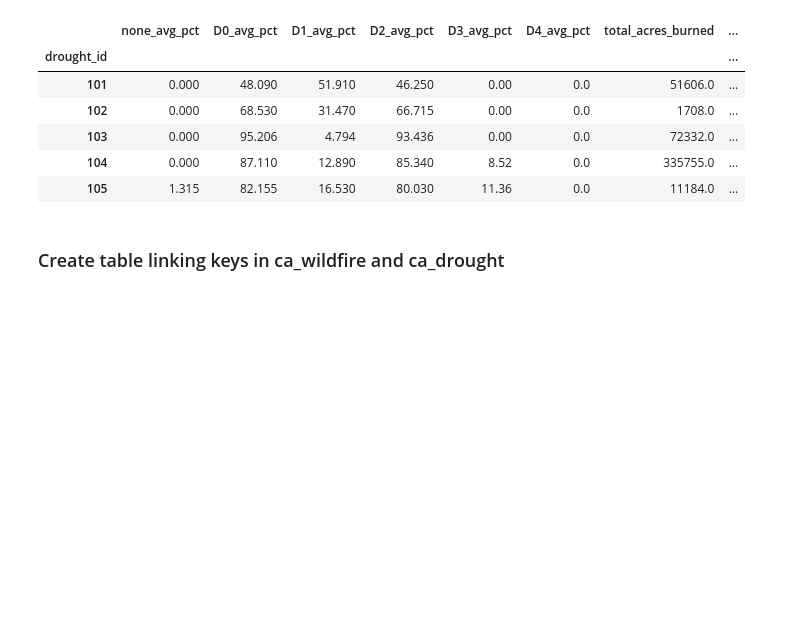
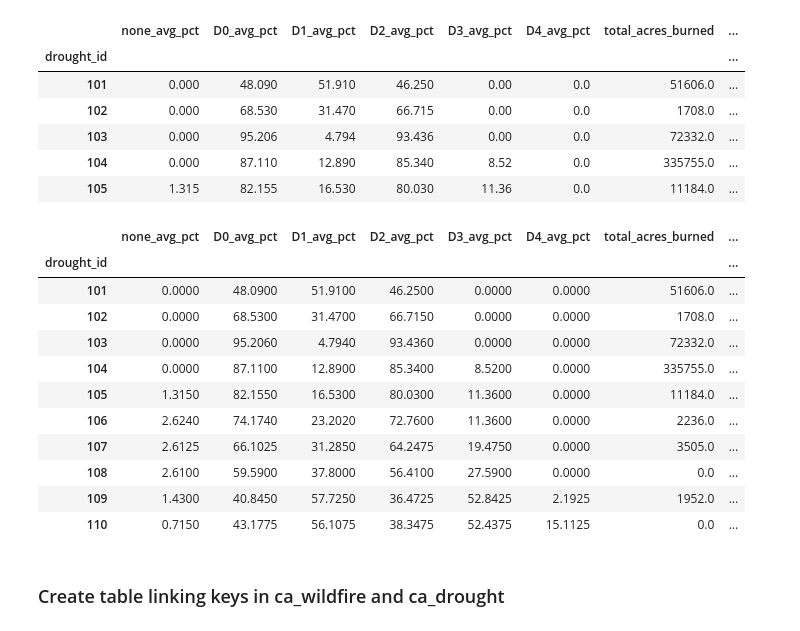
Before and after one commit to Erink8/Project3, a Jupyter notebook: CA_wildfire_data.ipynb, the cells around one changed output. Cells and saved outputs as stored; diff of their text form; code cells hidden in the pictures; blank space fills up the shorter version.

Commit message:
fillna

```diff
--- a/CA_wildfire_data.ipynb
+++ b/CA_wildfire_data.ipynb
@@ -466,4 +466,20 @@ merge_data6.head()
 | 103 | 0.000 | 95.206 | 4.794 | 93.436 | 0.00 | 0.0 | 72332.0 | ... |
 | 104 | 0.000 | 87.110 | 12.890 | 85.340 | 8.52 | 0.0 | 335755.0 | ... |
 | 105 | 1.315 | 82.155 | 16.530 | 80.030 | 11.36 | 0.0 | 11184.0 | ... |
+# %%
+merge_data7 = merge_data6.fillna(0)
+merge_data7.head(10)
+# %% [output]
+|  | none_avg_pct | D0_avg_pct | D1_avg_pct | D2_avg_pct | D3_avg_pct | D4_avg_pct | total_acres_burned | ... |
+| drought_id |  |  |  |  |  |  |  | ... |
+| 101 | 0.0000 | 48.0900 | 51.9100 | 46.2500 | 0.0000 | 0.0000 | 51606.0 | ... |
+| 102 | 0.0000 | 68.5300 | 31.4700 | 66.7150 | 0.0000 | 0.0000 | 1708.0 | ... |
+| 103 | 0.0000 | 95.2060 | 4.7940 | 93.4360 | 0.0000 | 0.0000 | 72332.0 | ... |
+| 104 | 0.0000 | 87.1100 | 12.8900 | 85.3400 | 8.5200 | 0.0000 | 335755.0 | ... |
+| 105 | 1.3150 | 82.1550 | 16.5300 | 80.0300 | 11.3600 | 0.0000 | 11184.0 | ... |
+| 106 | 2.6240 | 74.1740 | 23.2020 | 72.7600 | 11.3600 | 0.0000 | 2236.0 | ... |
+| 107 | 2.6125 | 66.1025 | 31.2850 | 64.2475 | 19.4750 | 0.0000 | 3505.0 | ... |
+| 108 | 2.6100 | 59.5900 | 37.8000 | 56.4100 | 27.5900 | 0.0000 | 0.0 | ... |
+| 109 | 1.4300 | 40.8450 | 57.7250 | 36.4725 | 52.8425 | 2.1925 | 1952.0 | ... |
+| 110 | 0.7150 | 43.1775 | 56.1075 | 38.3475 | 52.4375 | 15.1125 | 0.0 | ... |
 # %%
```
Also changed, not shown: parts of 3 cells of this notebook, 1 other file.
